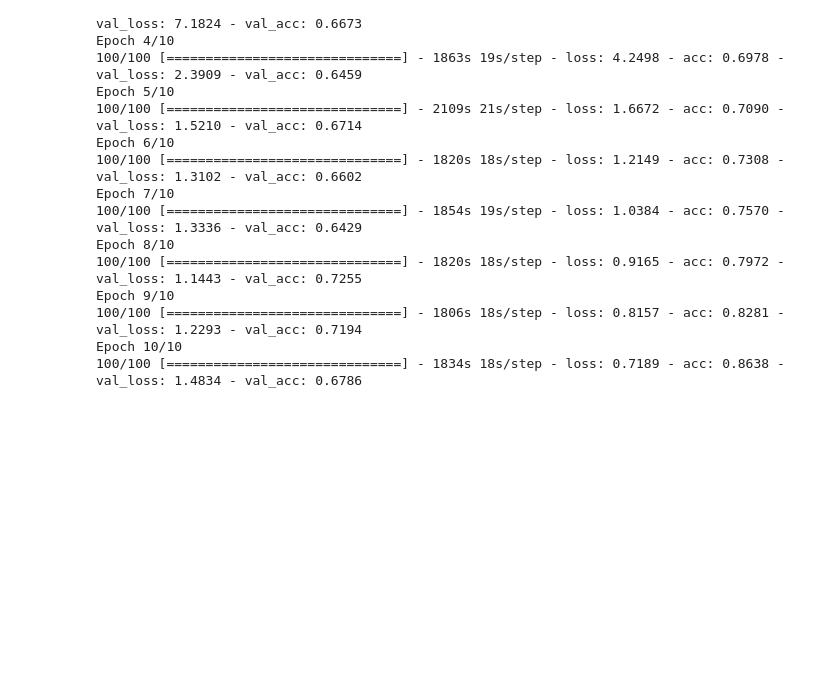
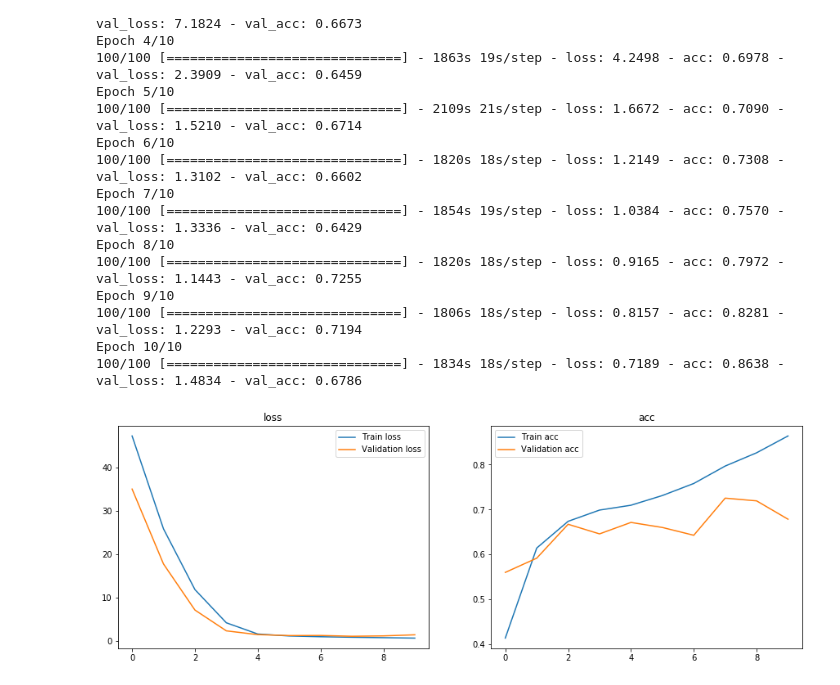
Before and after one commit to Booandlean/Fe_Final_Project, a Jupyter notebook: Notebooks_Phase_2/Modeling_2_p2.ipynb, the cells around one changed output. Saved outputs shown, nothing was run; the diff lists cells and outputs as text; code cells hidden in the pictures; blank space fills up the shorter version.

```diff
--- a/Notebooks_Phase_2/Modeling_2_p2.ipynb
+++ b/Notebooks_Phase_2/Modeling_2_p2.ipynb
@@ -51,7 +51,7 @@ def vis_history(history):
 img_size = (452, 411) #avg training image size, img gen is fine but model does not like the tuple for some reason keep pecking at it
 bch_size = 20
 # %%
-img_gen = ImageDataGenerator(rescale=1./255, horizontal_flip=False, vertical_flip=False)
+img_gen = ImageDataGenerator(rescale=1./255, horizontal_flip=True, vertical_flip=False)
 
 train_generator = img_gen.flow_from_directory(
     train_dir,
@@ -194,3 +192,7 @@ Epoch 9/10
 100/100 [==============================] - 1806s 18s/step - loss: 0.8157 - acc: 0.8281 - val_loss: 1.2293 - val_acc: 0.7194
 Epoch 10/10
 100/100 [==============================] - 1834s 18s/step - loss: 0.7189 - acc: 0.8638 - val_loss: 1.4834 - val_acc: 0.6786
+# %%
+vis_history(history_beta)
+# %% [output]
+[figure, added]
```
Also changed, not shown: parts of 12 cells of this notebook, 7 other files.
